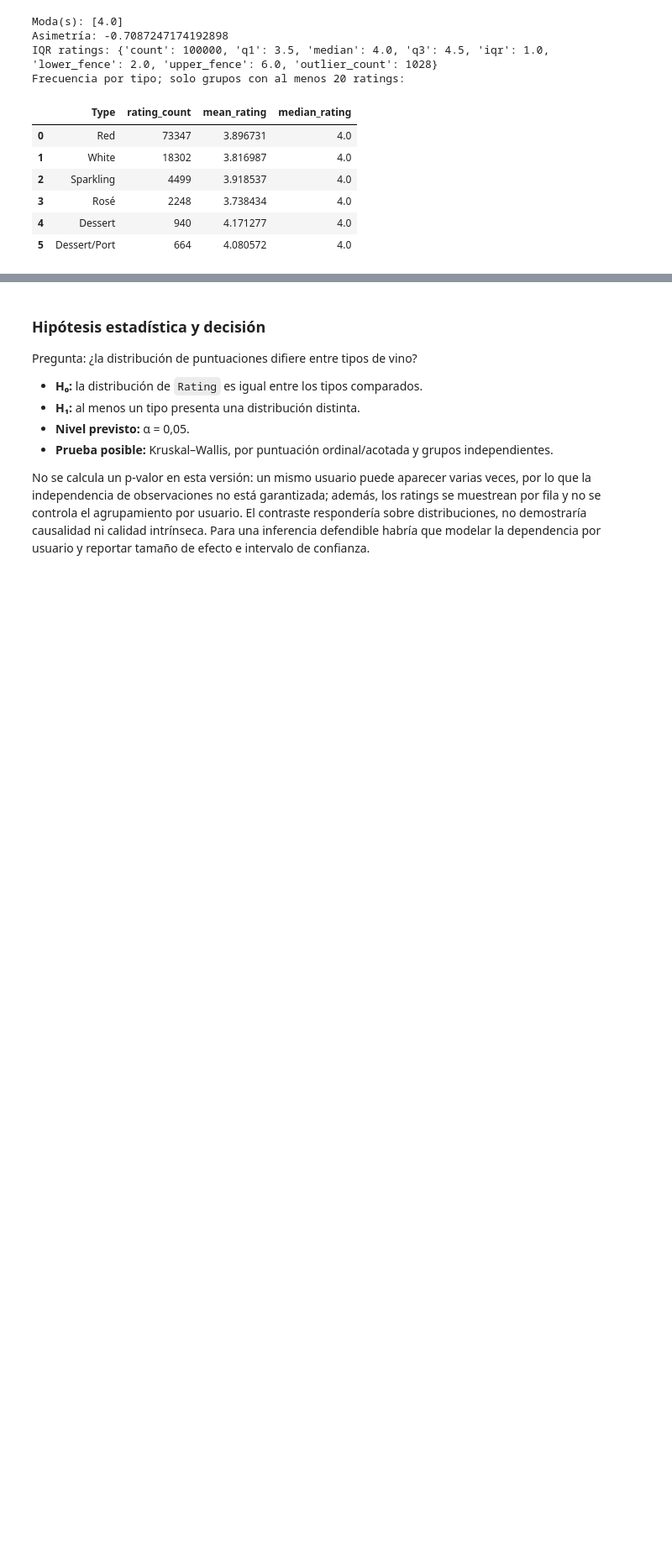
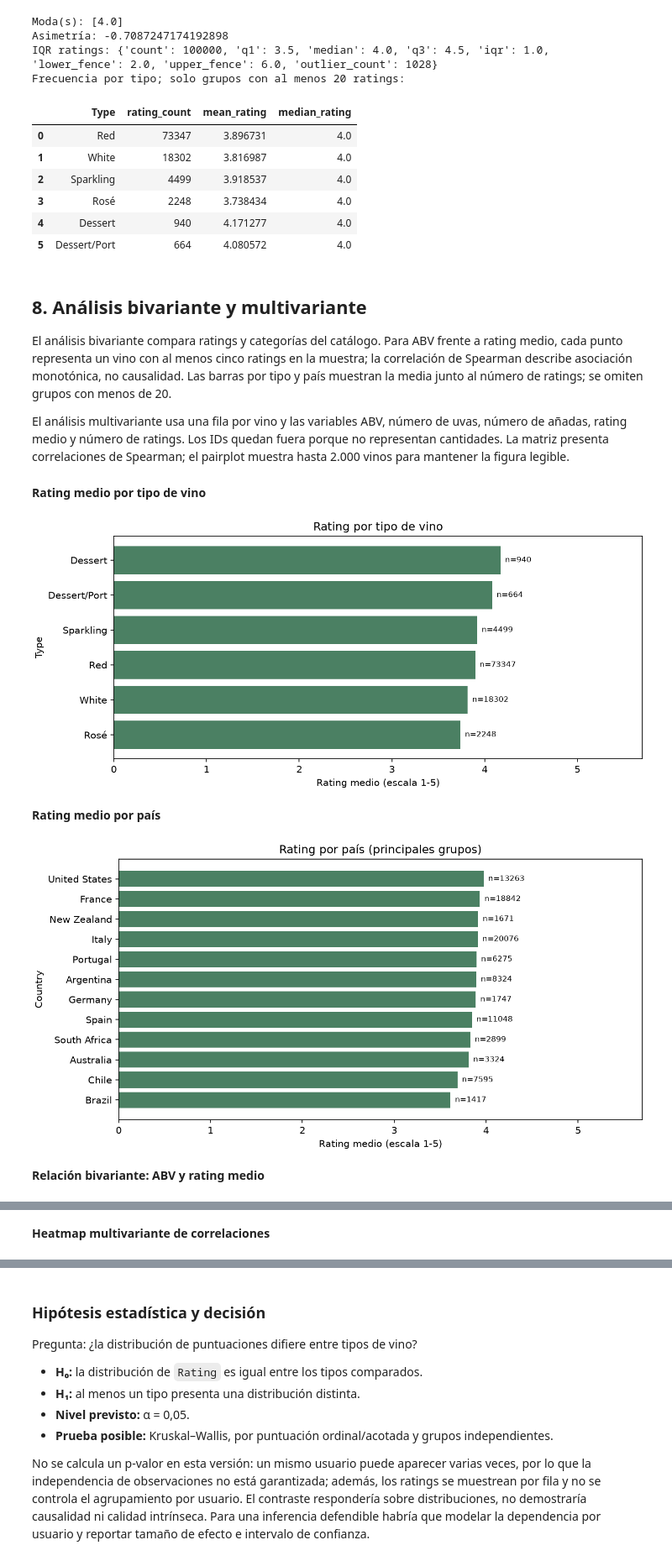
Before and after one commit to Sathurno/mysumiller-poc, a Jupyter notebook: data-pipeline/memoria.ipynb, the cells around one changed output, grey strips where cells are left out. Shown at 84% size. Drawn from its saved outputs; the diff is of its cells as text; code cells hidden in the pictures; blank space fills up the shorter version.

```diff
--- a/data-pipeline/memoria.ipynb
+++ b/data-pipeline/memoria.ipynb
@@ -141,3 +141,34 @@ Frecuencia por tipo; solo grupos con al menos 20 ratings:
 | 3 | Rosé | 2248 | 3.738434 | 4.0 |
 | 4 | Dessert | 940 | 4.171277 | 4.0 |
 | 5 | Dessert/Port | 664 | 4.080572 | 4.0 |
+# %%
+display(Markdown("""## 8. Análisis bivariante y multivariante
+
+El análisis bivariante compara ratings y categorías del catálogo. Para ABV frente a rating medio, cada punto representa un vino con al menos cinco ratings en la muestra; la correlación de Spearman describe asociación monotónica, no causalidad. Las barras por tipo y país muestran la media junto al número de ratings; se omiten grupos con menos de 20.
+
+El análisis multivariante usa una fila por vino y las variables ABV, número de uvas, número de añadas, rating medio y número de ratings. Los IDs quedan fuera porque no representan cantidades. La matriz presenta correlaciones de Spearman; el pairplot muestra hasta 2.000 vinos para mantener la figura legible."""))
+
+for stem, caption in [
+    ('rating_by_type', 'Rating medio por tipo de vino'),
+    ('rating_by_country', 'Rating medio por país'),
+    ('abv_vs_mean_rating', 'Relación bivariante: ABV y rating medio'),
+    ('wine_feature_correlation', 'Heatmap multivariante de correlaciones'),
+    ('wine_feature_pairplot', 'Pairplot de atributos por vino'),
+]:
+    display(Markdown(f'**{caption}**'))
+    display_figure(stem)
+
+print('Resumen ABV vs rating medio:', metrics['bivariate']['abv_vs_mean_rating'])
+print('Matriz de correlación de Spearman:')
+display(pd.DataFrame(metrics['multivariate']['spearman_correlation']).T)
+# %% [output]
+## 8. Análisis bivariante y multivariante
+
+El análisis bivariante compara ratings y categorías del catálogo. Para ABV frente a rating medio, cada punto representa un vino con al menos cinco ratings en la muestra; la correlación de Spearman describe asociación monotónica, no causalidad. Las barras por tipo y país muestran la media junto al número de ratings; se omiten grupos con menos de 20.
+
+El análisis multivariante usa una fila por vino y las variables ABV, número de uvas, número de añadas, rating medio y número de ratings. Los IDs quedan fuera porque no representan cantidades. La matriz presenta correlaciones de Spearman; el pairplot muestra hasta 2.000 vinos para mantener la figura legible.
+**Rating medio por tipo de vino**
+[figure, added]
+**Rating medio por país**
+[figure, added]
+**Relación bivariante: ABV y rating medio**
@@ -143,0 +176 @@ Frecuencia por tipo; solo grupos con al menos 20 ratings:
+**Heatmap multivariante de correlaciones**
```
Also changed, not shown: parts of 5 cells of this notebook, 4 other files.
